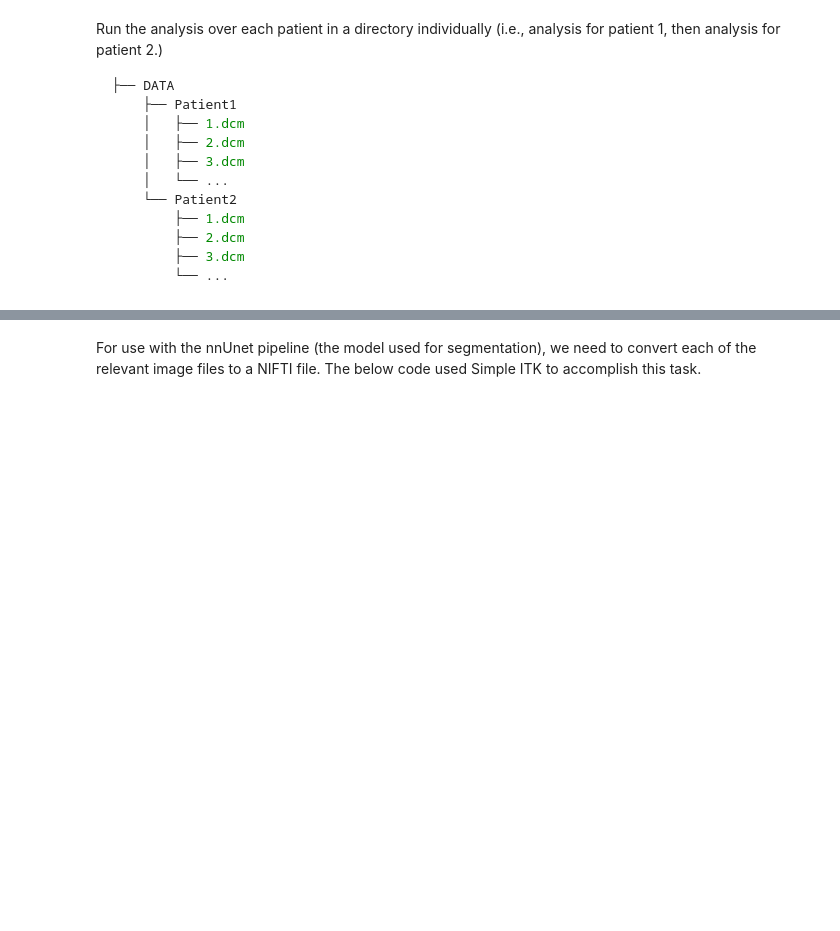
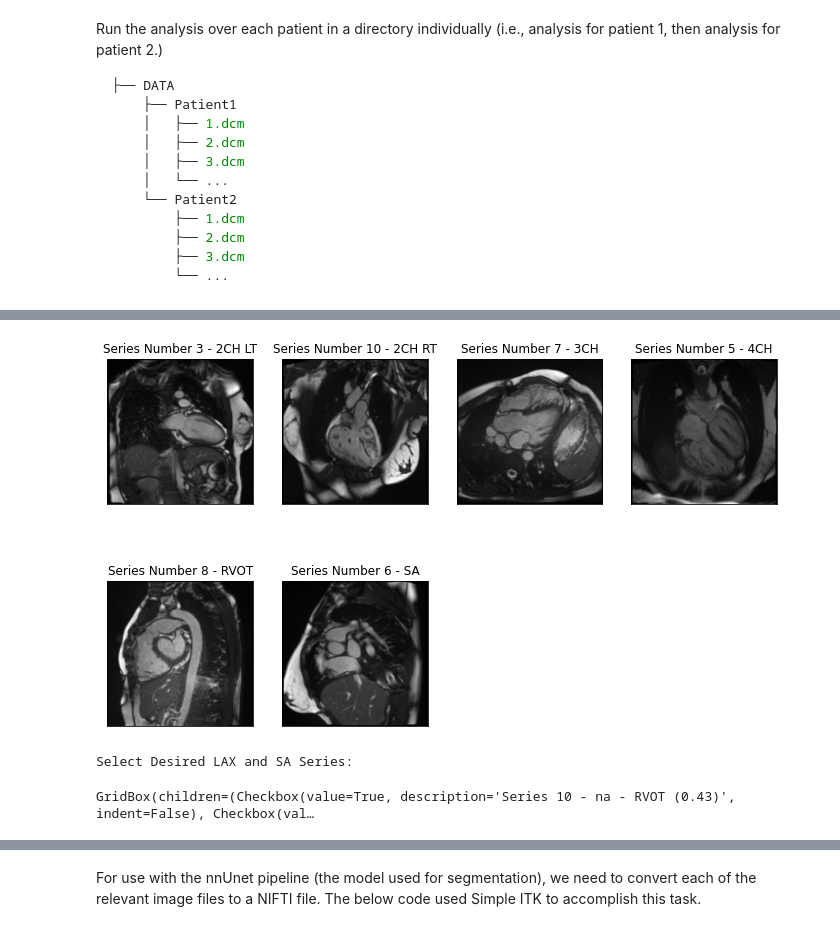
Before and after one commit to btcrabb/CAP-Automated-Pipeline, a Jupyter notebook: notebooks/1.1-BTC-FullAutoCAP.ipynb, the cells around one changed output, grey strips where cells are left out. Drawn from its saved outputs; the diff is of its cells as text; code cells hidden in the pictures; blank space fills up the shorter version.

```diff
--- a/notebooks/1.1-BTC-FullAutoCAP.ipynb
+++ b/notebooks/1.1-BTC-FullAutoCAP.ipynb
@@ -634,0 +95,19 @@ es_output = ShortAxisLoc.output
+# %%
+# PARAMETERS for the analysis
+patient = 'venus1'
+src = "../data/raw/source_Venus/preop/" + patient          # PATH to the directory containing the desired DICOM files (str)
+dst = "../data/processed/"                       # PATH to the output directory to save dicom files (only valid if save_dicoms = True) (str)
+
+# view selection model
+modelname = 'ResNet50'                            # The neural network to load and used (Options: VGG19, ResNet50, or Xception)
+use_multiprocessing = False                       # Use multiprocessing to read header info (True or False)
+
+# parameters for postprocessing/saving
+csv_path = '../data/processed/{}/view_predictions.csv'.format(patient)   # PATH to save the generated csv file (only valide if create_csv = True) (str)
+create_csv = True                                 # Save a .csv file with the series level view predictions (True or False)
+save_files = True                                 # Save dicom files to new directory (dst) (True or False)
+save_only_desired = False                         # Save only dicom files corresponding to desired views (True or False)
+confidence_value = 0.5                            # Only save series if the confidence is > a certain value (set to 0 to save all desired series, regardless of confidence) (float 0-1.0)
+
+if not os.path.exists(os.path.join(dst, patient)):
+    os.mkdir(os.path.join(dst,patient))
@@ -634,0 +161,21 @@ es_output = ShortAxisLoc.output
+# %%
+# display current series and classifications
+utils.plot_view_classifications(dst, patient)
+# %% [output]
+[figure, added]
+# %%
+# generate widget to change selections
+options = selected[['Series Number', 'Series Description', 'Predicted View', 'Confidence']]
+items = [widgets.Checkbox(
+    value=True,
+    description='Series {} - {} - {} ({})'.format(row[0], row[1], row[2], row[3]),
+    disabled=False,
+    indent=False
+) for i,row in options.iterrows()]
+grid = widgets.GridBox(items, layout=widgets.Layout(grid_template_columns="repeat(1, 100px)"))
+
+print('Select Desired LAX and SA Series:')
+grid
+# %% [output]
+Select Desired LAX and SA Series:
+GridBox(children=(Checkbox(value=True, description='Series 10 - na - RVOT (0.43)', indent=False), Checkbox(val…
```
Also changed, not shown: parts of 156 cells of this notebook, 1 other file.
